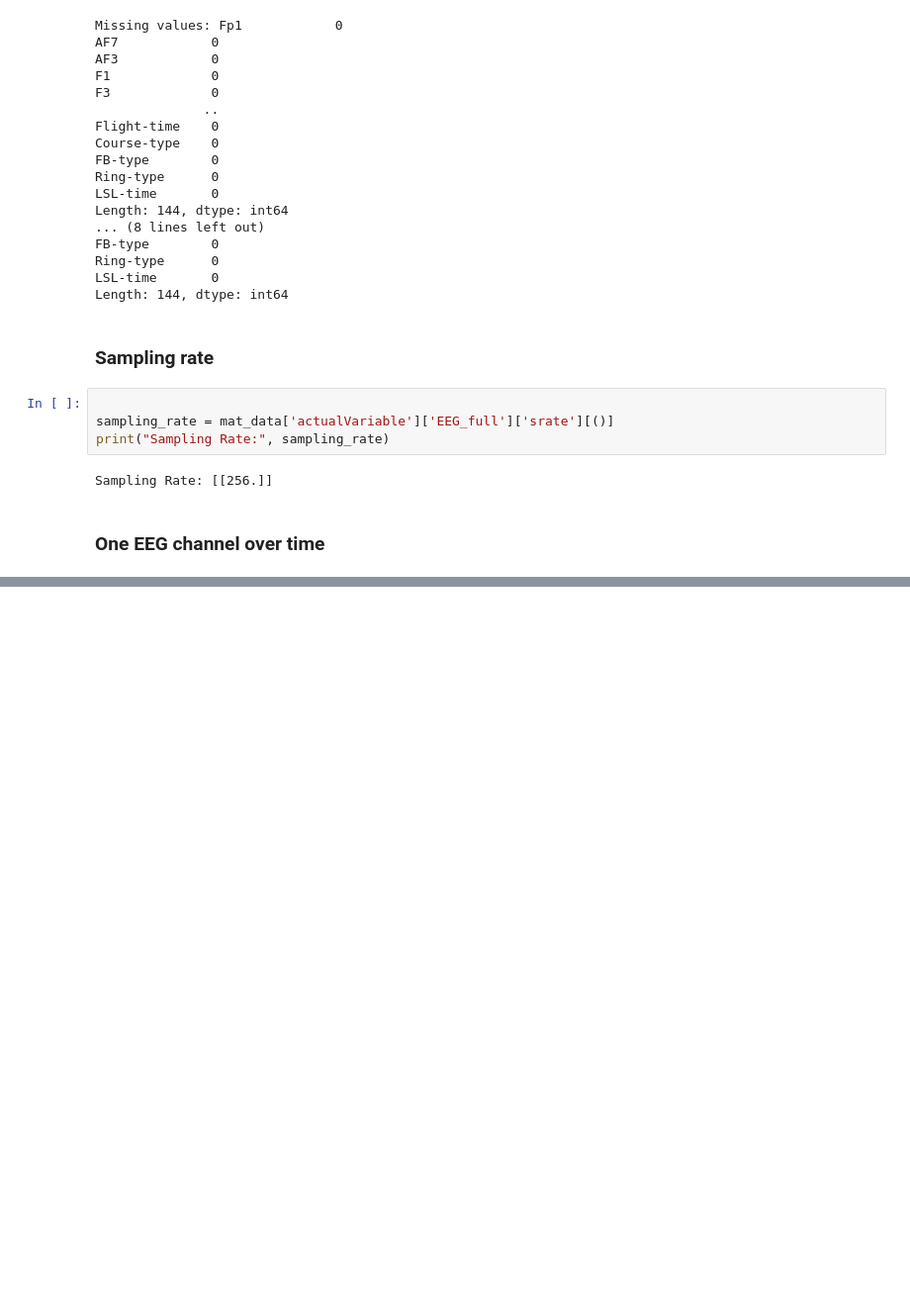
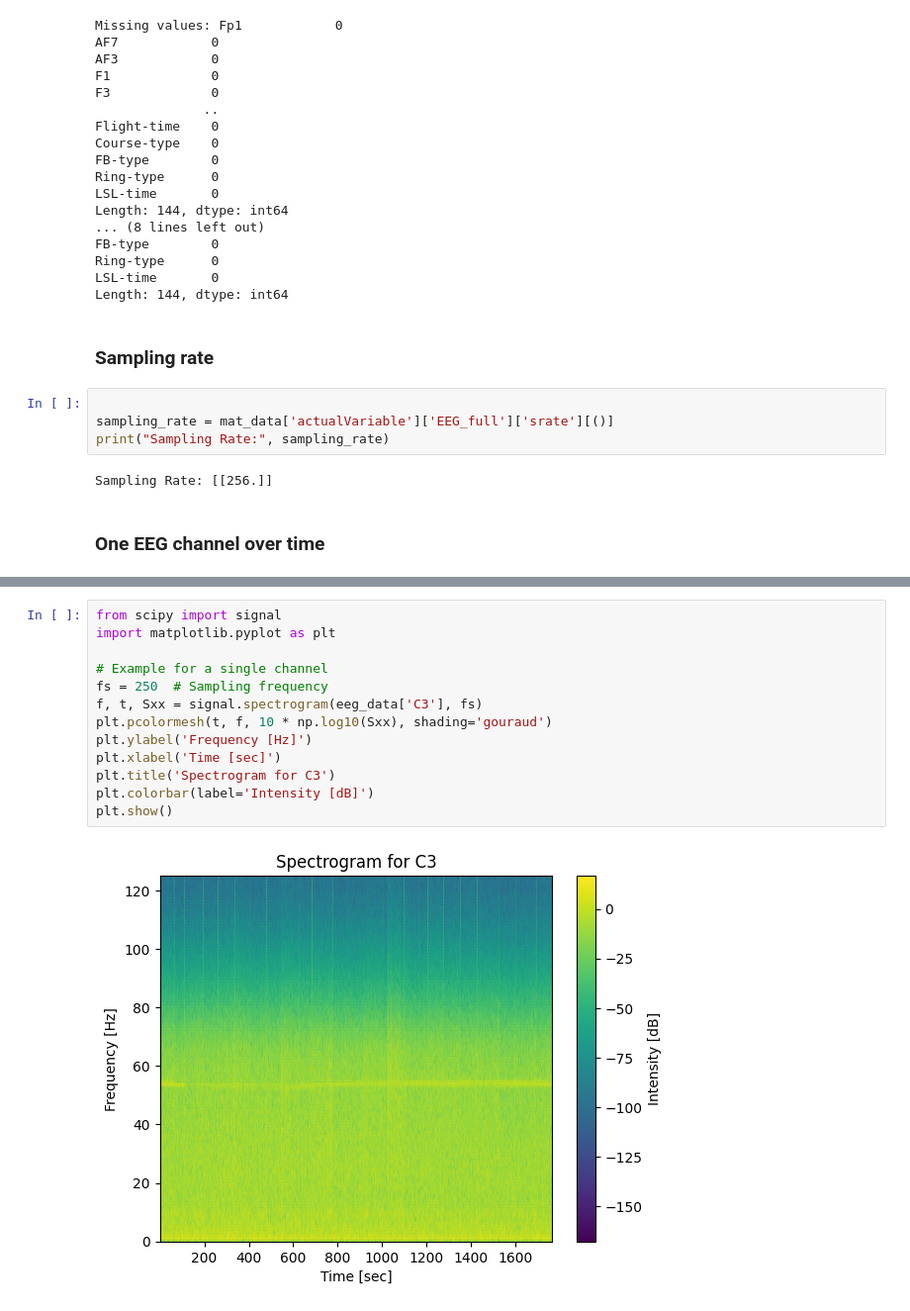
Before and after one commit to Ssalijoshua/Regulation-of-arousal-, a Jupyter notebook: eda-code.ipynb, the cells around one changed output, grey strips where cells are left out. Shown at 99% size. Saved outputs shown, nothing was run; the diff lists cells and outputs as text; blank space fills up the shorter version.

```diff
--- a/eda-code.ipynb
+++ b/eda-code.ipynb
@@ -278,0 +300,15 @@ plt.show()
+# %%
+from scipy import signal
+import matplotlib.pyplot as plt
+
+# Example for a single channel
+fs = 250  # Sampling frequency
+f, t, Sxx = signal.spectrogram(eeg_data['C3'], fs)
+plt.pcolormesh(t, f, 10 * np.log10(Sxx), shading='gouraud')
+plt.ylabel('Frequency [Hz]')
+plt.xlabel('Time [sec]')
+plt.title('Spectrogram for C3')
+plt.colorbar(label='Intensity [dB]')
+plt.show()
+# %% [output]
+[figure, added]
```
Also changed, not shown: parts of 14 cells of this notebook.
